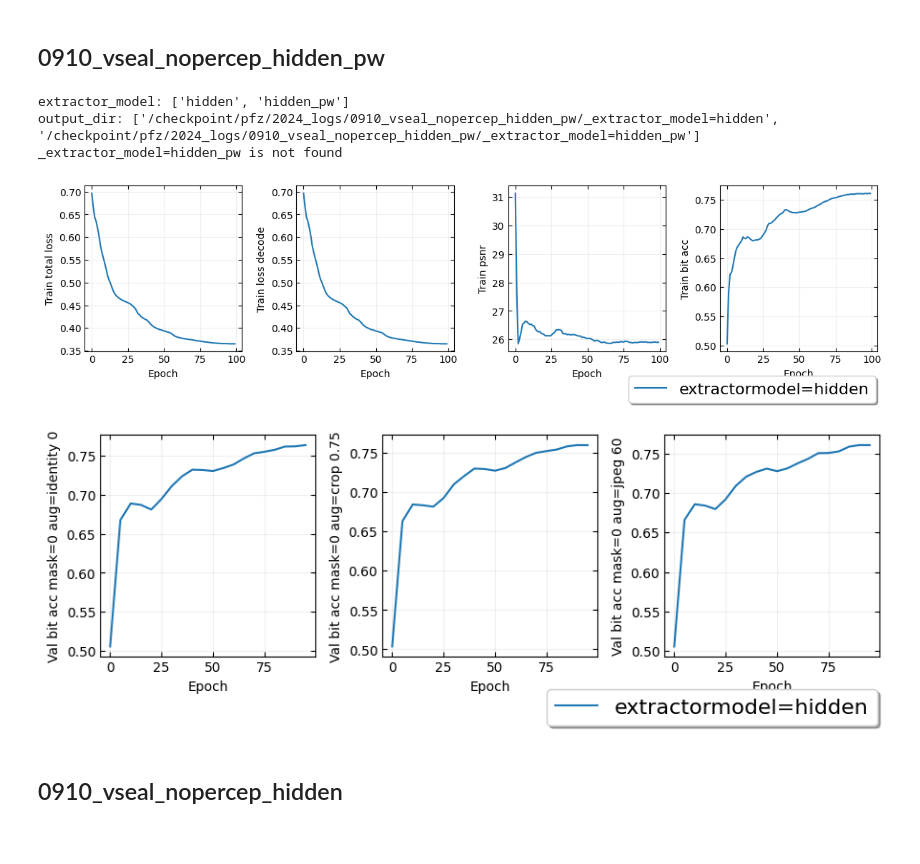
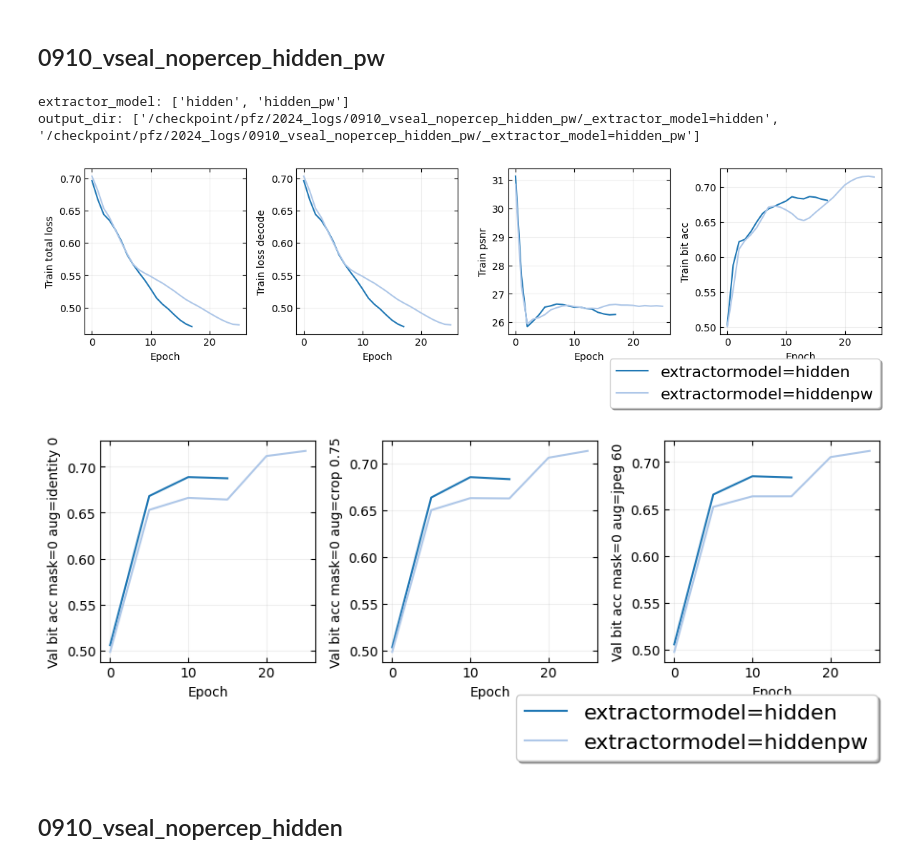
Before and after one commit to facebookresearch/videoseal, a Jupyter notebook: notebooks/plotlogs/09_expes.ipynb, the cells around one changed output. Saved outputs shown, nothing was run; the diff lists cells and outputs as text; code cells hidden in the pictures.

```diff
--- a/notebooks/plotlogs/09_expes.ipynb
+++ b/notebooks/plotlogs/09_expes.ipynb
@@ -46,14 +46,6 @@ max_epoch = 2000
 # 20 different colors
 colors = plt.cm.tab20.colors
 # colors = [ plt.cm.tab20.colors[2*ii] for ii in range(3) ] + [ plt.cm.tab20.colors[2*ii+1] for ii in range(3) ]
-
-def remove_outliers(df, measure):
-    Q1 = df[measure].quantile(0.25)
-    Q3 = df[measure].quantile(0.75)
-    IQR = Q3 - Q1
-    lower_bound = Q1 - 1.5 * IQR
-    upper_bound = Q3 + 1.5 * IQR
-    return df[(df[measure] >= lower_bound) & (df[measure] <= upper_bound)]
 
 def plot_measure(measures, title=None):
     if len(measures) > 8:
@@ -87,36 +79,35 @@ def plot_measure(measures, title=None):
             ylabel = measure.replace('_', ' ').capitalize()
             # if 'acc' in ylabel:
             #     ax.set_ylim(0.5, 1.01)
             ax.set_ylabel(ylabel)
             xlabel = 'Epoch'
             ax.set_xlabel(xlabel)
             ax.grid(True)
     if title is not None:
         plt.suptitle(title, fontsize=14)
     plt.tight_layout()
     ax.legend(loc='upper right', bbox_to_anchor=(1.04, -0.1), fontsize=16, ncol=1, fancybox=True, shadow=True)
     plt.show()
 
 
 measures = ['train_total_loss', 'train_loss_decode', 'train_psnr', 'train_bit_acc']
 plot_measure(measures)
 
 measures = ['val_bit_acc_mask=0_aug=identity_0', 'val_bit_acc_mask=0_aug=crop_0.75', 'val_bit_acc_mask=0_aug=jpeg_60']
 plot_measure(measures)
 
 # augs = ["brightness_0.5", "brightness_1.5", "contrast_0.5", "contrast_1.5", "saturation_0.5", "saturation_1.5", "hue_-0.5", "hue_-0.25", "hue_0.25", "hue_0.5", "jpeg_40", "jpeg_60", "jpeg_80", "gaussianblur_3", "gaussianblur_5", "gaussianblur_9", "gaussianblur_17", "medianfilter_3", "medianfilter_5", "medianfilter_9", "medianfilter_17", "rotate_10", "rotate_30", "rotate_45", "rotate_90", "resize_0.5", "resize_0.75", "crop_0.5", "crop_0.75", "perspective_0.2", "perspective_0.5", "perspective_0.8", "horizontalflip_0"]
 # measures = [f"val_bit_acc_mask=1_aug={aug}" for aug in augs]
 # plot_measure(measures, title='Validation Bit Accuracy')
 
 # augs = ["brightness_0.5", "brightness_1.5", "contrast_0.5", "contrast_1.5", "saturation_0.5", "saturation_1.5", "hue_-0.5", "hue_-0.25", "hue_0.25", "hue_0.5", "jpeg_40", "jpeg_60", "jpeg_80", "gaussianblur_3", "gaussianblur_5", "gaussianblur_9", "gaussianblur_17", "medianfilter_3", "medianfilter_5", "medianfilter_9", "medianfilter_17", "rotate_10", "rotate_30", "rotate_45", "rotate_90", "resize_0.5", "resize_0.75", "crop_0.5", "crop_0.75", "perspective_0.2", "perspective_0.5", "perspective_0.8", "horizontalflip_0"]
 # measures = [f"val_miou_mask=1_aug={aug}" for aug in augs]
 # plot_measure(measures, title='Validation IoU')
 # %% [output]
 extractor_model: ['hidden', 'hidden_pw']
 output_dir: ['/checkpoint/pfz/2024_logs/0910_vseal_nopercep_hidden_pw/_extractor_model=hidden', '/checkpoint/pfz/2024_logs/0910_vseal_nopercep_hidden_pw/_extractor_model=hidden_pw']
-_extractor_model=hidden_pw is not found
-[figure, old version]
+[figure, new version]
-[figure, old version]
+[figure, new version]
 # %% [markdown]
 ## 0910_vseal_nopercep_hidden
 # %%
```
Also changed, not shown: 1 other file.
